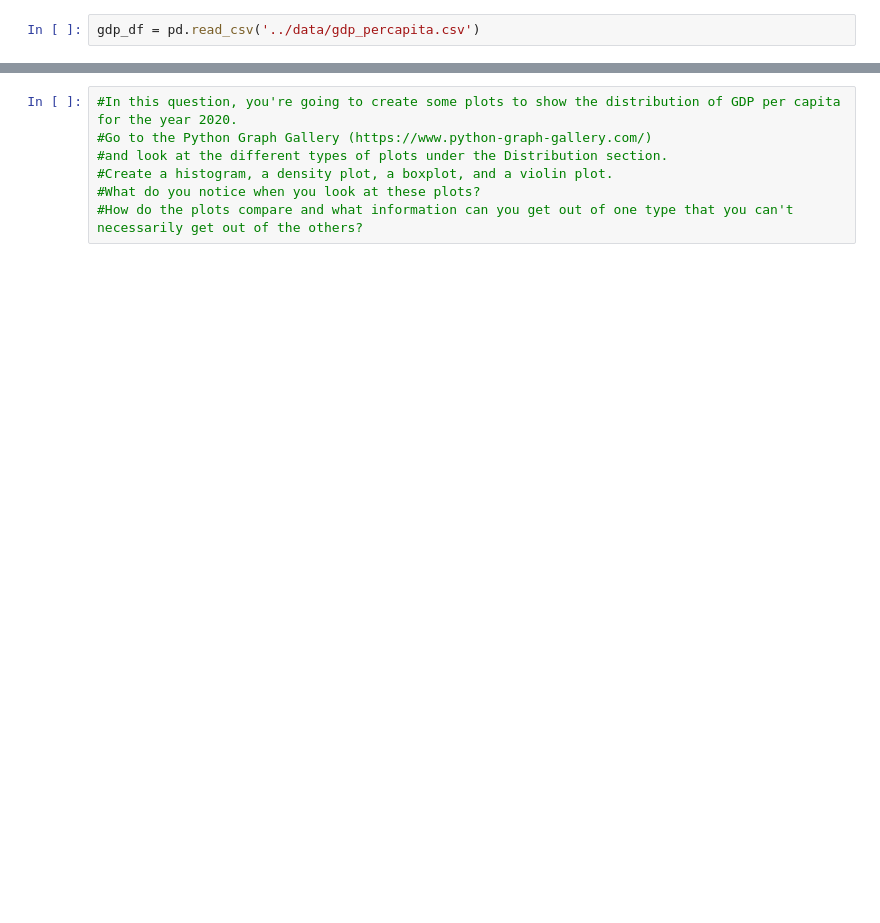
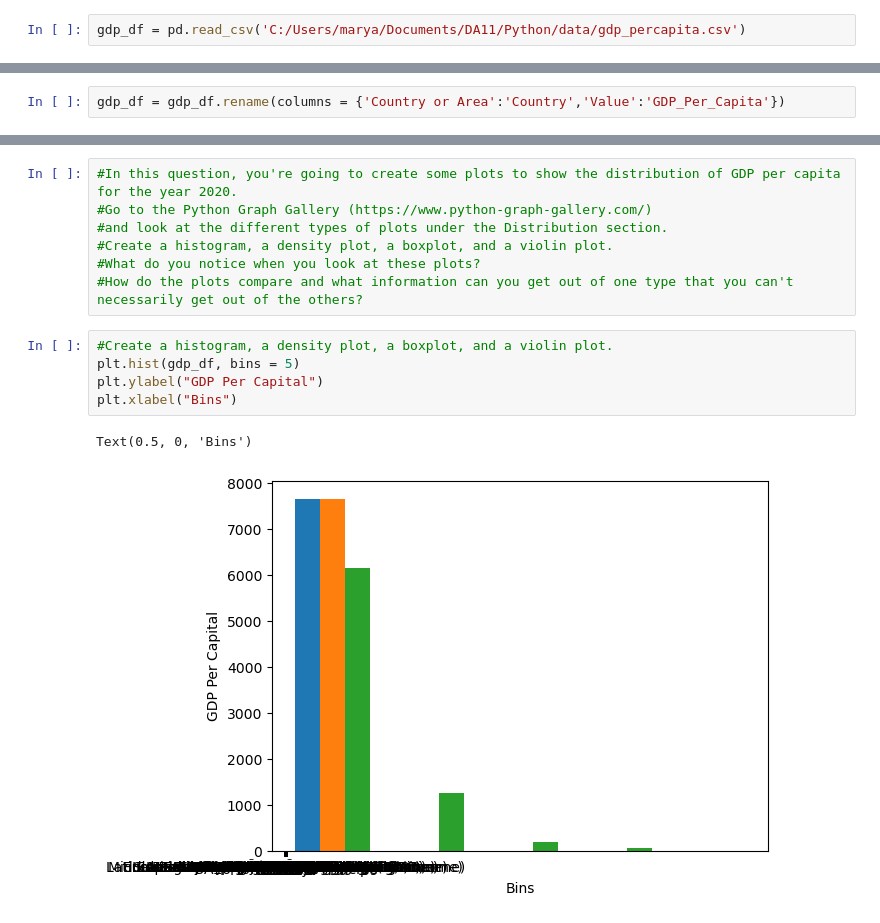
Before and after one commit to NSS-Data-Analytics-Cohort-11/undata-maryam-muhammad-0, a Jupyter notebook: notebook/un_data.ipynb, the cells around one changed output, grey strips where cells are left out. Saved outputs shown, nothing was run; the diff lists cells and outputs as text; blank space fills up the shorter version.

```diff
--- a/notebook/un_data.ipynb
+++ b/notebook/un_data.ipynb
@@ -56,5 +56,5 @@ Stretch Question: How does the median internet users percentage compare for the
 Bonus exercise:
 Download another data set from the UN data (http://data.un.org/Explorer.aspx) to merge with your data and explore.
 # %%
-gdp_df = pd.read_csv('../data/gdp_percapita.csv')
+gdp_df = pd.read_csv('C:/Users/marya/Documents/DA11/Python/data/gdp_percapita.csv')
 # %%
@@ -97,3 +102,5 @@ memory usage: 239.6+ KB
+# %%
+gdp_df = gdp_df.rename(columns = {'Country or Area':'Country','Value':'GDP_Per_Capita'})
 # %%
 # How many countries have data for all years? 242
 # Which countries are missing many years of data? Look at the number of observations per year.
@@ -118,3 +129,11 @@ gdp_df_all_m.count()
 #Create a histogram, a density plot, a boxplot, and a violin plot.
 #What do you notice when you look at these plots?
 #How do the plots compare and what information can you get out of one type that you can't necessarily get out of the others?
+# %%
+#Create a histogram, a density plot, a boxplot, and a violin plot.
+plt.hist(gdp_df, bins = 5)
+plt.ylabel("GDP Per Capital")
+plt.xlabel("Bins")
+# %% [output]
+Text(0.5, 0, 'Bins')
+[figure, added]
```
Also changed, not shown: parts of 19 cells of this notebook.
